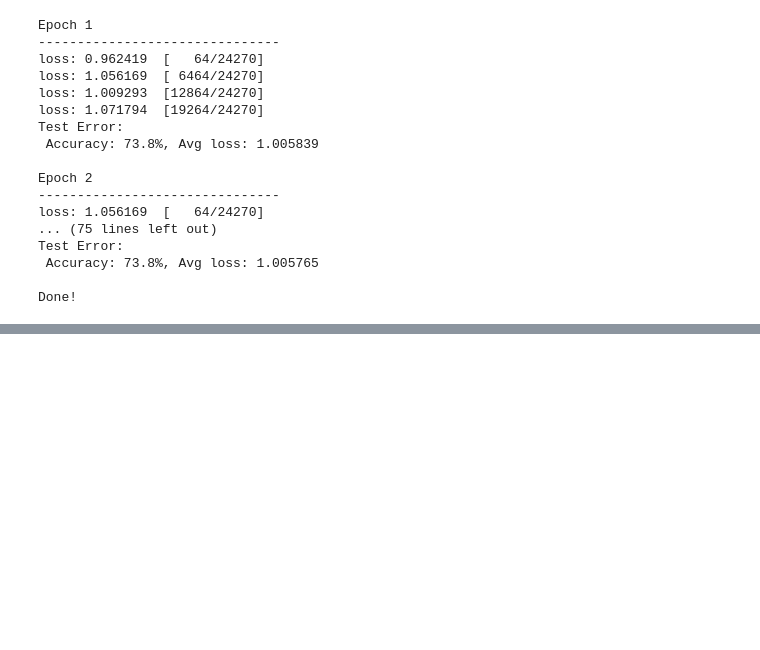
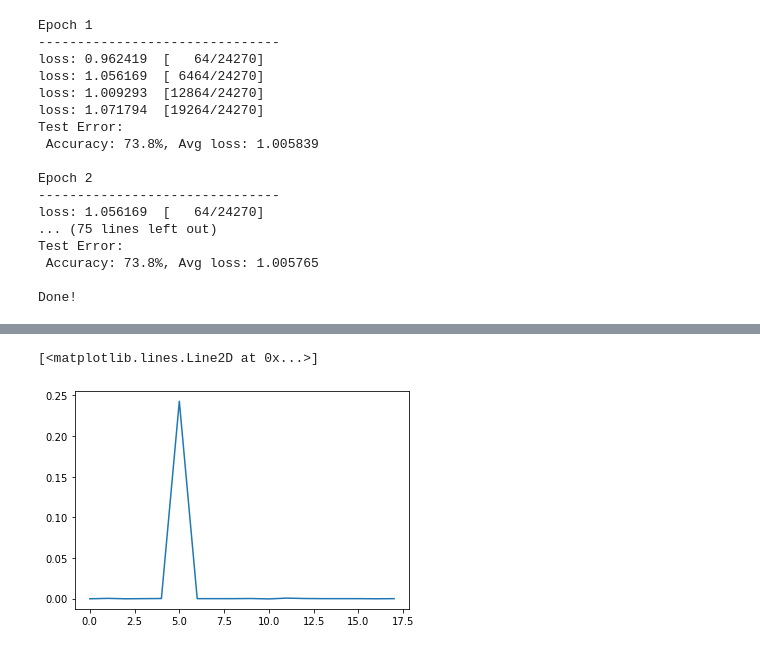
Before and after one commit to IE434-DeepLearning/Project, a Jupyter notebook: Milestone 3_optimizer.ipynb, the cells around one changed output, grey strips where cells are left out. Cells and saved outputs as stored; diff of their text form; code cells hidden in the pictures; blank space fills up the shorter version.

Commit message:
Finish feature importance analysis

```diff
--- a/Milestone 3_optimizer.ipynb
+++ b/Milestone 3_optimizer.ipynb
@@ -503,7 +511,8 @@ def test_loop(dataloader, model, criterion):
 
     test_loss /= num_batches
     correct /= size
-    print(f"Test Error: \n Accuracy: {(100*correct):>0.1f}%, Avg loss: {test_loss:>8f} \n")
+    print(f"Test Error: \n Accuracy: {(100*correct):>3f}%, Avg loss: {test_loss:>8f} \n")
+    return correct
 # %%
 # Optimizer with Adam
 optimizer1 = torch.optim.Adam(model.parameters(), lr=0.001)
@@ -562,0 +594,26 @@ Done!
+# %%
+def feature_importance(test_loader, model, criterion):
+    original_accuracy = test_loop(test_loader, model, criterion)
+    importances = []
+
+    for i in range(X_train.size(1)):  # assuming X_train is a 2D tensor with shape [n_samples, n_features]
+        shuffled_loader = shuffle_feature(test_loader, i)
+        shuffled_accuracy = test_loop(shuffled_loader, model, criterion)
+
+        # The drop in accuracy indicates the importance
+        importance = original_accuracy - shuffled_accuracy
+        importances.append(importance)
+
+    return importances
+# %%
+model = NeuralNetwork()
+opt = torch.optim.Adam(model.parameters(), lr=0.001)
+# Need to update the train, test loader. Because shuffle is not invertible.
+train_loader = DataLoader(train_data, batch_size=batch_size, shuffle=True)
+test_loader = DataLoader(test_data, batch_size=batch_size)
+epochs = 10
+for t in range(epochs):
+    print(f"Epoch {t+1}\n-------------------------------")
+    train_loop(train_loader, model, criterion, opt)
+    test_loop(test_loader, model, criterion)
+print("Done!")
@@ -562,0 +638,3 @@ Done!
+# %%
+importances = feature_importance(test_loader, model, criterion)
+print("Feature importances:", importances)
@@ -562,0 +659,6 @@ Done!
+# %%
+# The 6-th feature work_type is most important.
+plt.plot(importances)
+# %% [output]
+[<matplotlib.lines.Line2D at 0x...>]
+[figure, added]
```
Also changed, not shown: parts of 13 cells of this notebook, 1 other file.
